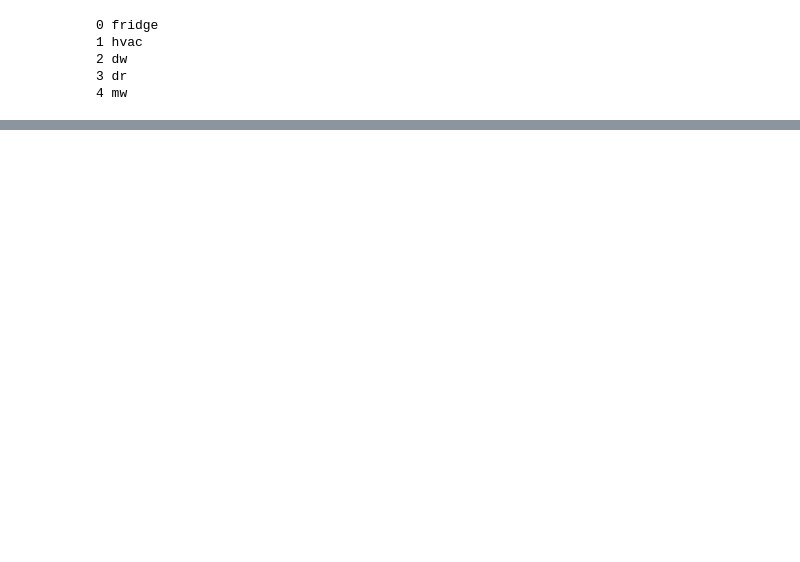
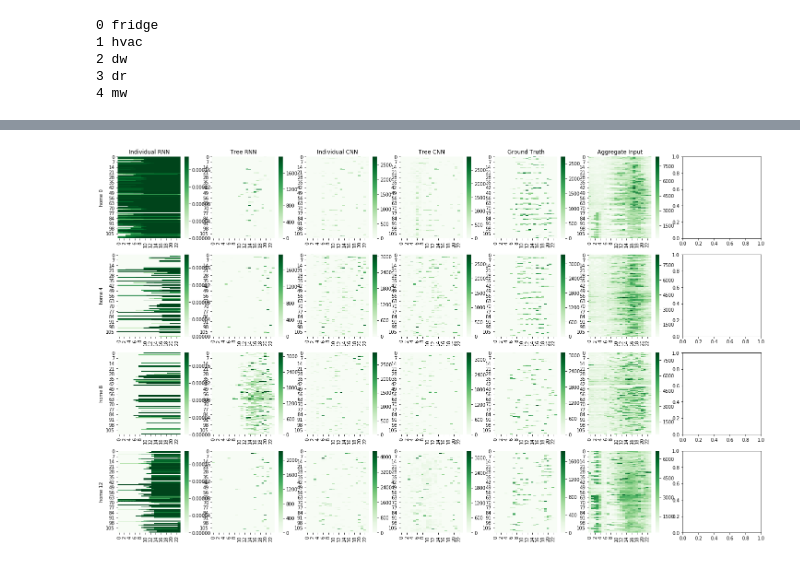
Before and after one commit to nipunbatra/freq-nilm, a Jupyter notebook: notebooks/cnn-rnn-comparison.ipynb, the cells around one changed output, grey strips where cells are left out. Saved outputs shown, nothing was run; the diff lists cells and outputs as text; code cells hidden in the pictures; blank space fills up the shorter version.

```diff
--- a/notebooks/cnn-rnn-comparison.ipynb
+++ b/notebooks/cnn-rnn-comparison.ipynb
@@ -121,5 +132,12 @@ print(rnn_tree_error)
 {'hvac': 112.15536943674897, 'fridge': 26.364538273818635, 'dr': 51.332113758065901, 'dw': 11.13229631636338, 'mw': 6.813213514919009}
 {'fridge': 32.386288271646919, 'hvac': 90.562519457287365, 'dw': 11.031979601126308, 'dr': 49.031312089803237, 'mw': 8.9075847805505788}
+# %%
+pred = {}
+pred['Individual RNN'] = rnn_individual_pred
+pred['Tree RNN'] = rnn_tree_pred
+pred['Individual CNN'] = cnn_individual_pred
+pred['Tree CNN'] = cnn_tree_pred
+# pred['Tree CNN-RNN'] = cnn_rnn_pred
 # %%
 error = {}
 error['Individual RNN'] = rnn_individual_error
@@ -136,0 +172,20 @@ pd.DataFrame(error).T
+# %%
+fig, axes = plt.subplots(ncols=7,nrows = 4, figsize=(25, 15))
+ax = axes.flatten()
+homes = [0, 4, 8, 12]
+appliance = 'dr'
+
+for i, home_id in enumerate(homes):
+    for idx, method in enumerate(pred.keys()):
+        sns.heatmap(pred[method][appliance][home_id][0], ax=ax[i*7 + idx], cmap='Greens')
+        ax[idx].set_title(method)
+    idx+=1
+    sns.heatmap(gt[appliance][home_id][0], ax=ax[i*7 + idx], cmap='Greens')
+    ax[idx].set_title("Ground Truth")
+    idx+=1
+    sns.heatmap(test_aggregate[home_id], ax=ax[i*7+idx], cmap='Greens')
+    ax[idx].set_title("Aggregate Input")
+for i in range(4):
+    ax[i*7].set_ylabel("home {}".format(homes[i]))
+# %% [output]
+[figure, added]
```
Also changed, not shown: parts of 24 cells of this notebook, 23 other files.
